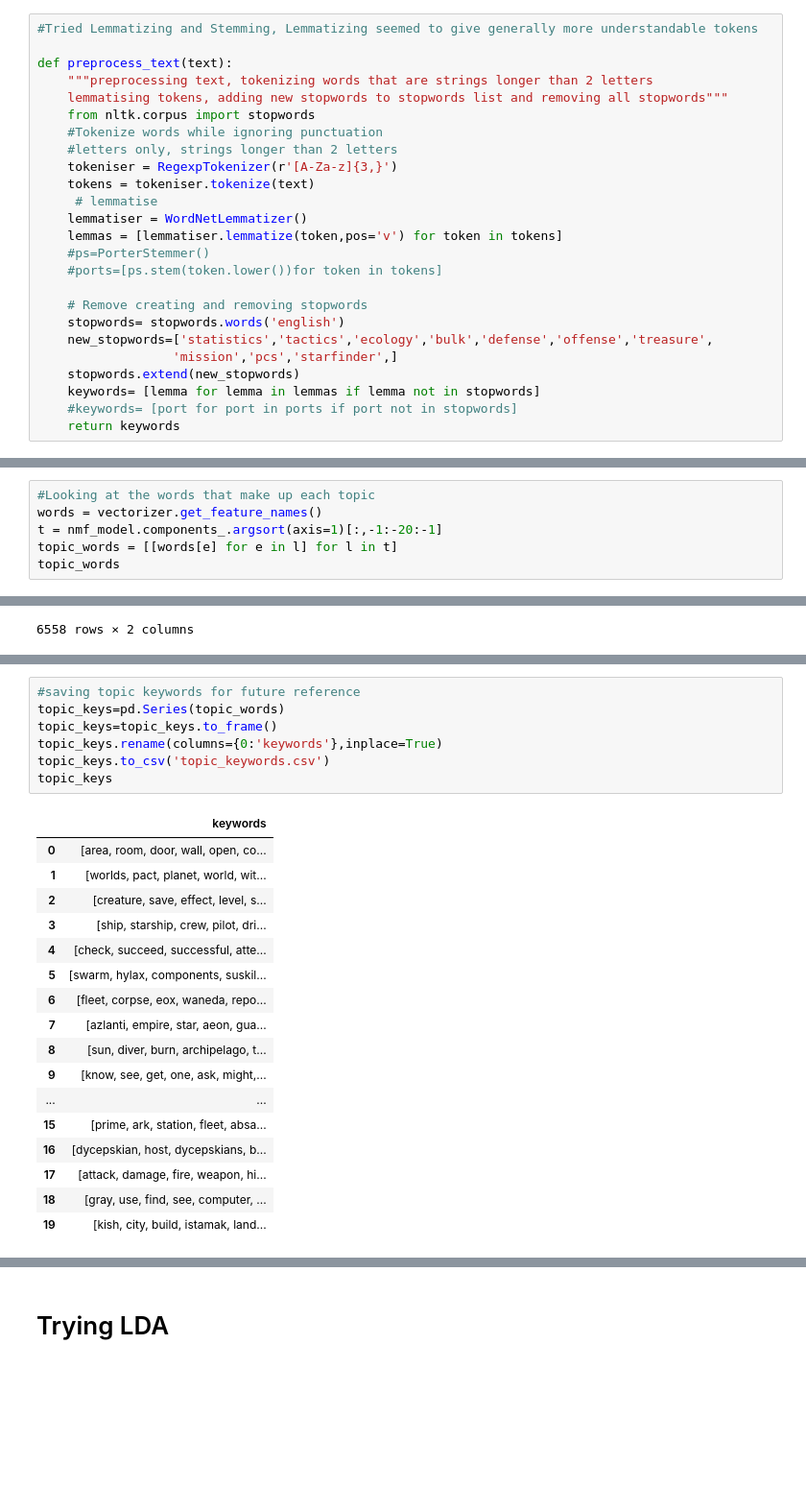
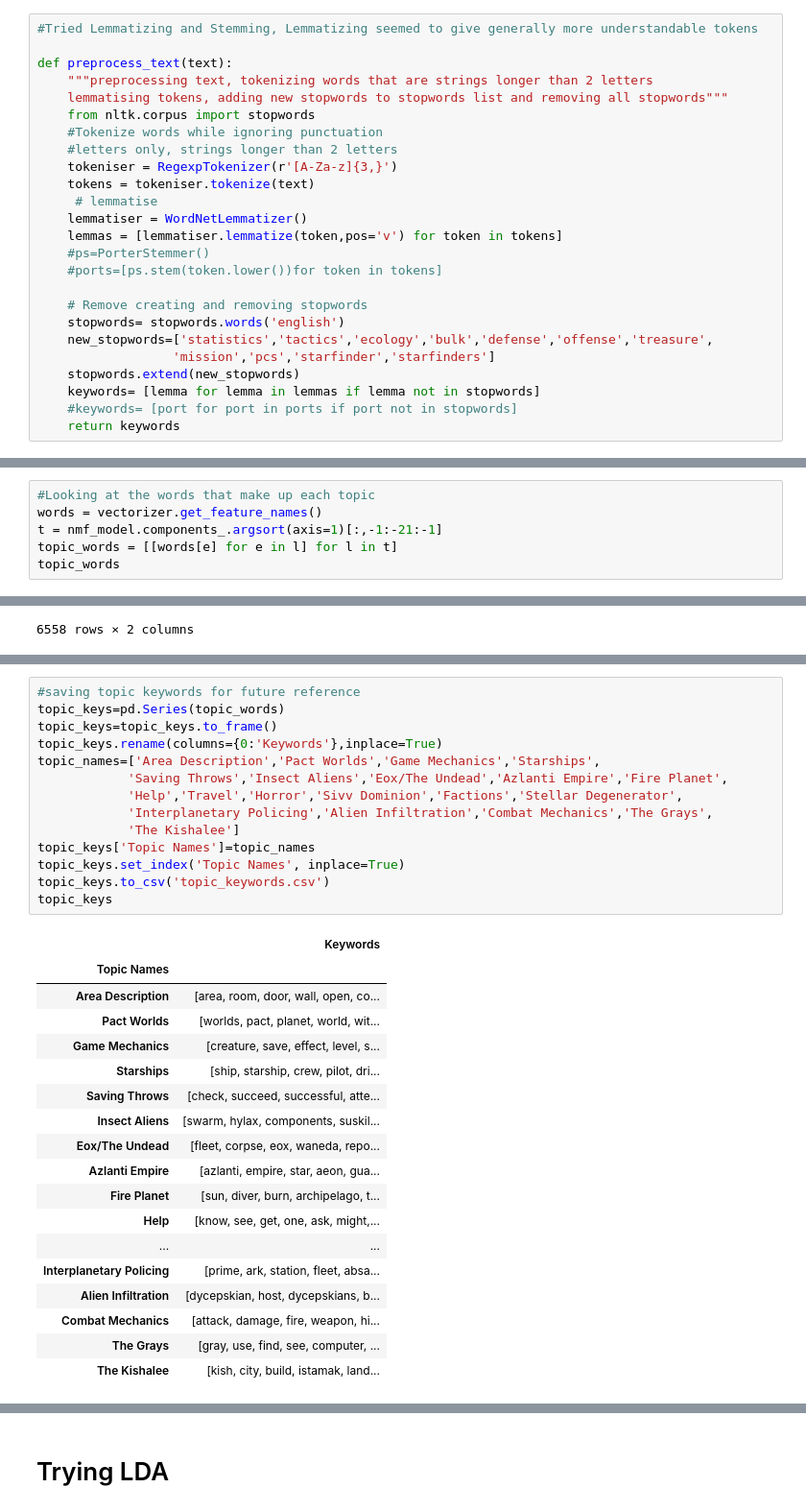
Before and after one commit to Jilliane1993/Starfinder_NLP, a Jupyter notebook: Starfinder_section_topic_modeling.ipynb, the cells around one changed output, grey strips where cells are left out. Shown at 96% size. Drawn from its saved outputs; the diff is of its cells as text; blank space fills up the shorter version.

Commit message:
updating repo with latest changes

```diff
--- a/Starfinder_section_topic_modeling.ipynb
+++ b/Starfinder_section_topic_modeling.ipynb
@@ -90,7 +90,7 @@ def preprocess_text(text):
     # Remove creating and removing stopwords
     stopwords= stopwords.words('english')
     new_stopwords=['statistics','tactics','ecology','bulk','defense','offense','treasure',
-                  'mission','pcs','starfinder',]
+                  'mission','pcs','starfinder','starfinders']
     stopwords.extend(new_stopwords)
     keywords= [lemma for lemma in lemmas if lemma not in stopwords]
     #keywords= [port for port in ports if port not in stopwords]
@@ -139,7 +139,7 @@ topic_word.shape
 # %%
 #Looking at the words that make up each topic
 words = vectorizer.get_feature_names()
-t = nmf_model.components_.argsort(axis=1)[:,-1:-20:-1]
+t = nmf_model.components_.argsort(axis=1)[:,-1:-21:-1]
 topic_words = [[words[e] for e in l] for l in t]
 topic_words
 # %% [output]
@@ -208,25 +225,33 @@ dtype: int64
 # %%
 #saving topic keywords for future reference
 topic_keys=pd.Series(topic_words)
 topic_keys=topic_keys.to_frame()
-topic_keys.rename(columns={0:'keywords'},inplace=True)
+topic_keys.rename(columns={0:'Keywords'},inplace=True)
+topic_names=['Area Description','Pact Worlds','Game Mechanics','Starships',
+            'Saving Throws','Insect Aliens','Eox/The Undead','Azlanti Empire','Fire Planet',
+            'Help','Travel','Horror','Sivv Dominion','Factions','Stellar Degenerator',
+            'Interplanetary Policing','Alien Infiltration','Combat Mechanics','The Grays',
+            'The Kishalee']
+topic_keys['Topic Names']=topic_names
+topic_keys.set_index('Topic Names', inplace=True)
 topic_keys.to_csv('topic_keywords.csv')
 topic_keys
 # %% [output]
-|  | keywords |
-| 0 | [area, room, door, wall, open, co... |
-| 1 | [worlds, pact, planet, world, wit... |
-| 2 | [creature, save, effect, level, s... |
-| 3 | [ship, starship, crew, pilot, dri... |
-| 4 | [check, succeed, successful, atte... |
-| 5 | [swarm, hylax, components, suskil... |
-| 6 | [fleet, corpse, eox, waneda, repo... |
-| 7 | [azlanti, empire, star, aeon, gua... |
-| 8 | [sun, diver, burn, archipelago, t... |
-| 9 | [know, see, get, one, ask, might,... |
+|  | Keywords |
+| Topic Names |  |
+| Area Description | [area, room, door, wall, open, co... |
+| Pact Worlds | [worlds, pact, planet, world, wit... |
+| Game Mechanics | [creature, save, effect, level, s... |
+| Starships | [ship, starship, crew, pilot, dri... |
+| Saving Throws | [check, succeed, successful, atte... |
+| Insect Aliens | [swarm, hylax, components, suskil... |
+| Eox/The Undead | [fleet, corpse, eox, waneda, repo... |
+| Azlanti Empire | [azlanti, empire, star, aeon, gua... |
+| Fire Planet | [sun, diver, burn, archipelago, t... |
+| Help | [know, see, get, one, ask, might,... |
 | ... | ... |
-| 15 | [prime, ark, station, fleet, absa... |
-| 16 | [dycepskian, host, dycepskians, b... |
-| 17 | [attack, damage, fire, weapon, hi... |
-| 18 | [gray, use, find, see, computer, ... |
-| 19 | [kish, city, build, istamak, land... |
+| Interplanetary Policing | [prime, ark, station, fleet, absa... |
+| Alien Infiltration | [dycepskian, host, dycepskians, b... |
+| Combat Mechanics | [attack, damage, fire, weapon, hi... |
+| The Grays | [gray, use, find, see, computer, ... |
+| The Kishalee | [kish, city, build, istamak, land... |
```
Also changed, not shown: parts of 6 cells of this notebook, 2 other files.
